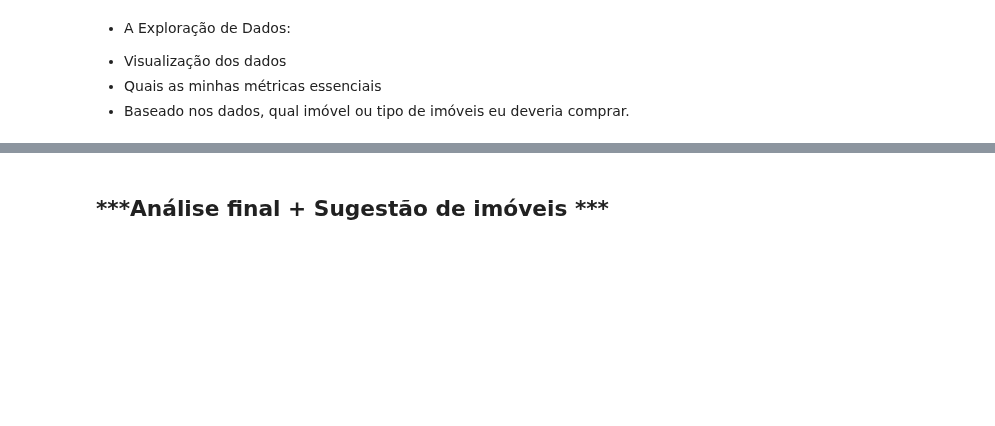
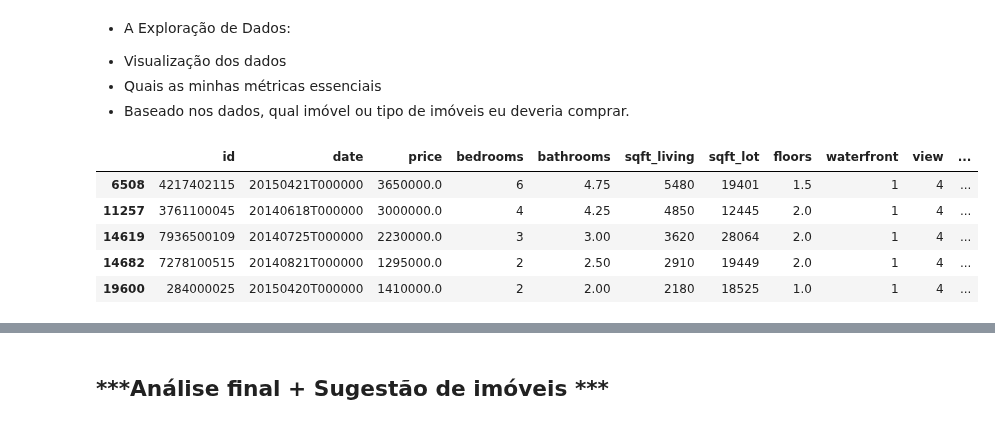
Before and after one commit to Adjalma/Mini-Projeto-DNC, a Jupyter notebook: Mini_Projeto_DNC.ipynb, the cells around one changed output, grey strips where cells are left out. Cells and saved outputs as stored; diff of their text form; code cells hidden in the pictures; blank space fills up the shorter version.

```diff
--- a/Mini_Projeto_DNC.ipynb
+++ b/Mini_Projeto_DNC.ipynb
@@ -135,3 +135,14 @@ kcs.head()
 - Visualização dos dados
 - Quais as minhas métricas essenciais
 - Baseado nos dados, qual imóvel ou tipo de imóveis eu deveria comprar.
+# %%
+melhores_Aguiar = kcs[(kcs["condition"]==5) & (kcs["view"]==4) & (kcs["waterfront"]>0) & (kcs["grade"] >=9) & (kcs["yr_built"] >0)]
+
+melhores_Aguiar
+# %% [output]
+|  | id | date | price | bedrooms | bathrooms | sqft_living | sqft_lot | floors | waterfront | view | ... |
+| 6508 | 4217402115 | 20150421T000000 | 3650000.0 | 6 | 4.75 | 5480 | 19401 | 1.5 | 1 | 4 | ... |
+| 11257 | 3761100045 | 20140618T000000 | 3000000.0 | 4 | 4.25 | 4850 | 12445 | 2.0 | 1 | 4 | ... |
+| 14619 | 7936500109 | 20140725T000000 | 2230000.0 | 3 | 3.00 | 3620 | 28064 | 2.0 | 1 | 4 | ... |
+| 14682 | 7278100515 | 20140821T000000 | 1295000.0 | 2 | 2.50 | 2910 | 19449 | 2.0 | 1 | 4 | ... |
+| 19600 | 284000025 | 20150420T000000 | 1410000.0 | 2 | 2.00 | 2180 | 18525 | 1.0 | 1 | 4 | ... |
```
Also changed, not shown: parts of 10 cells of this notebook.
